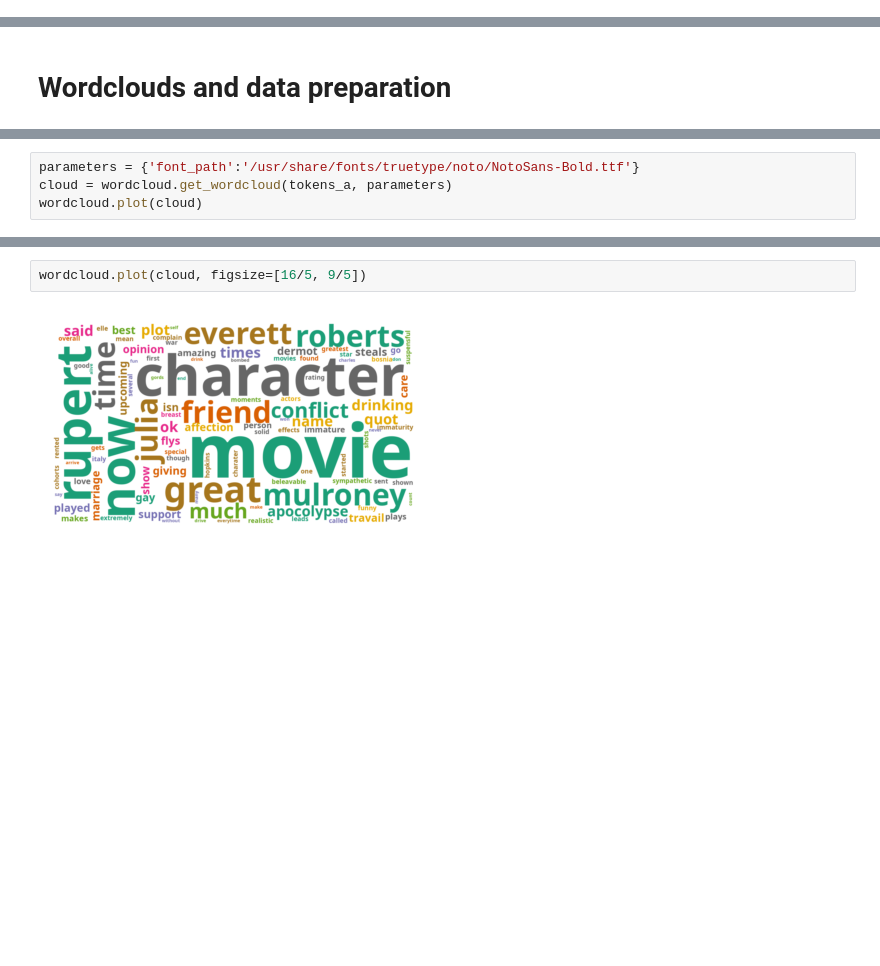
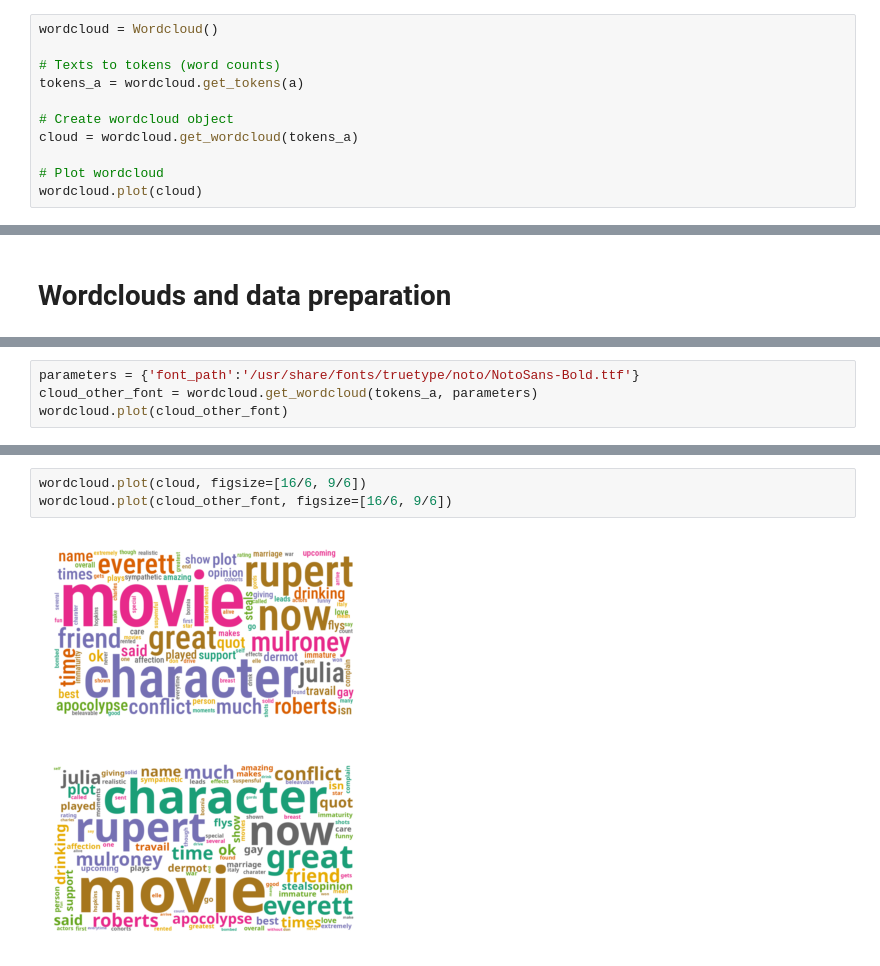
Before and after one commit to EML4U/ExplainingDriftTextEmbeddings, a Jupyter notebook: doc/notebooks/wordcloud.ipynb, the cells around one changed output, grey strips where cells are left out. Cells and saved outputs as stored; diff of their text form; blank space fills up the shorter version.

```diff
--- a/doc/notebooks/wordcloud.ipynb
+++ b/doc/notebooks/wordcloud.ipynb
@@ -37,0 +40,11 @@ b.append("Movie. Fun My daughter is 5 and loves Tim Burton. This is visually fun
+# %%
+wordcloud = Wordcloud()
+
+# Texts to tokens (word counts)
+tokens_a = wordcloud.get_tokens(a)
+
+# Create wordcloud object
+cloud = wordcloud.get_wordcloud(tokens_a)
+
+# Plot wordcloud
+wordcloud.plot(cloud)
@@ -107,6 +119,6 @@ You can specify additional parameters, available at [https://amueller.github.io/
 E.g. to use another font:
 # %%
 parameters = {'font_path':'/usr/share/fonts/truetype/noto/NotoSans-Bold.ttf'}
-cloud = wordcloud.get_wordcloud(tokens_a, parameters)
-wordcloud.plot(cloud)
+cloud_other_font = wordcloud.get_wordcloud(tokens_a, parameters)
+wordcloud.plot(cloud_other_font)
 # %% [output]
@@ -115,6 +129,8 @@ wordcloud.plot(cloud)
 To get other image sizes, use the `figsize` parameter.
 The default ratio is 16:9.
 # %%
-wordcloud.plot(cloud, figsize=[16/5, 9/5])
+wordcloud.plot(cloud, figsize=[16/6, 9/6])
+wordcloud.plot(cloud_other_font, figsize=[16/6, 9/6])
 # %% [output]
-[figure, old version]
+[figure, new version]
+[figure, added]
```
Also changed, not shown: parts of 15 cells of this notebook, 2 other files.
